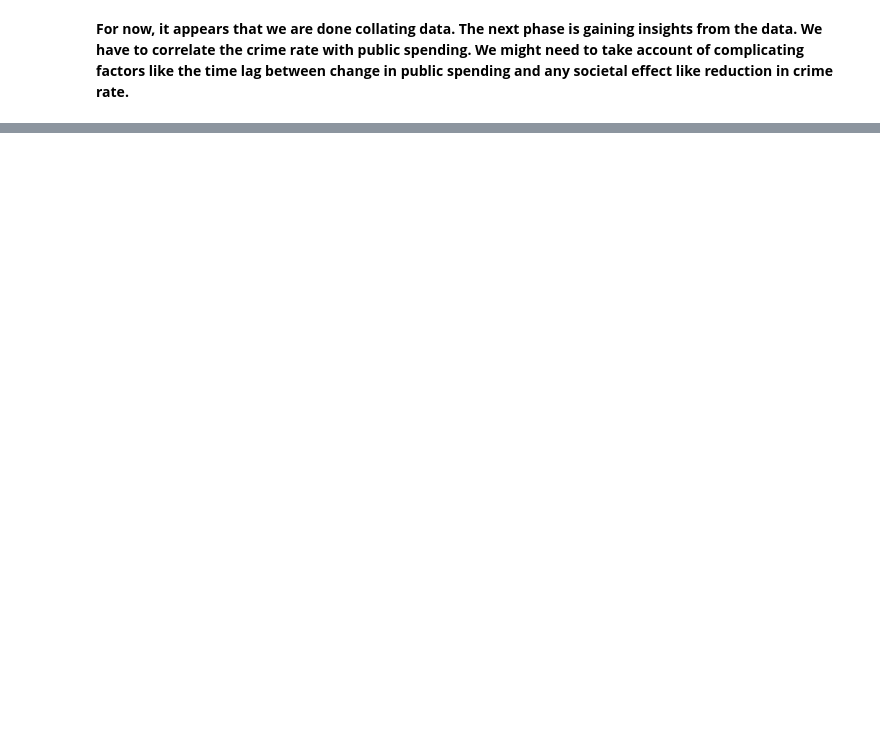
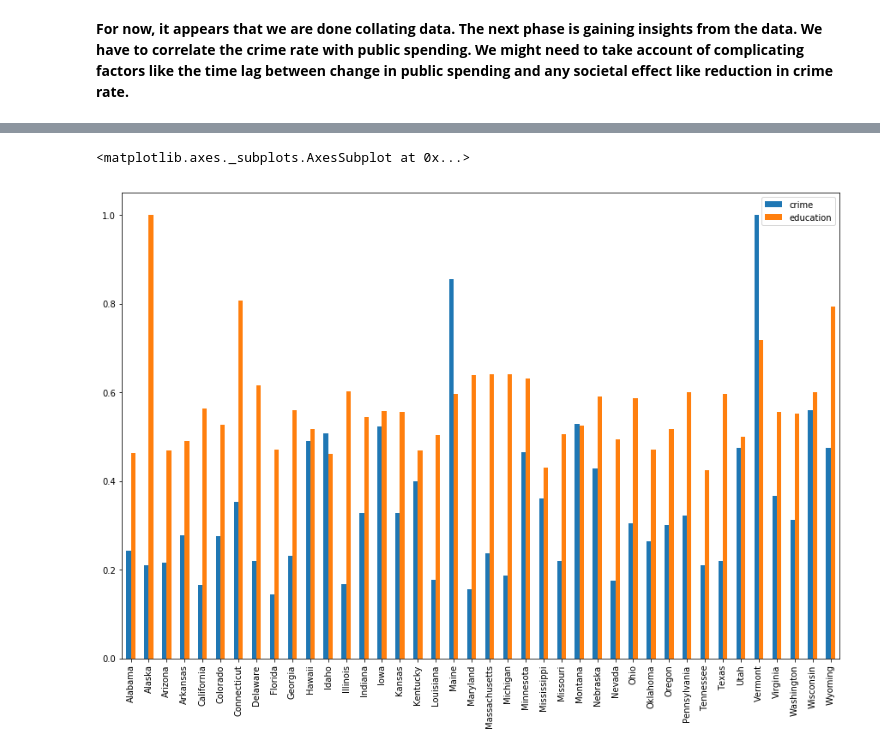
Before and after one commit to ChubaOraka/Crime-and-School, a Jupyter notebook: data-processing-workbook.ipynb, the cells around one changed output, grey strips where cells are left out. Saved outputs shown, nothing was run; the diff lists cells and outputs as text; code cells hidden in the pictures; blank space fills up the shorter version.

Commit message:
Restructured data

```diff
--- a/data-processing-workbook.ipynb
+++ b/data-processing-workbook.ipynb
@@ -216,0 +235,12 @@ Name: Total Expenditures for Education per capita, dtype: float64
+# %%
+df = pd.DataFrame({
+    "education": crime_by_state['Total Expenditures for Education per capita'].mean(),
+    "crime": 1/(crime_by_state['Violent crime total']/crime_by_state['Population']).mean(),
+})
+# %%
+df /= df.max()
+# %%
+df.plot(kind='bar', figsize=(15,10))
+# %% [output]
+<matplotlib.axes._subplots.AxesSubplot at 0x...>
+[figure, added]
```
Also changed, not shown: parts of 12 cells of this notebook.
